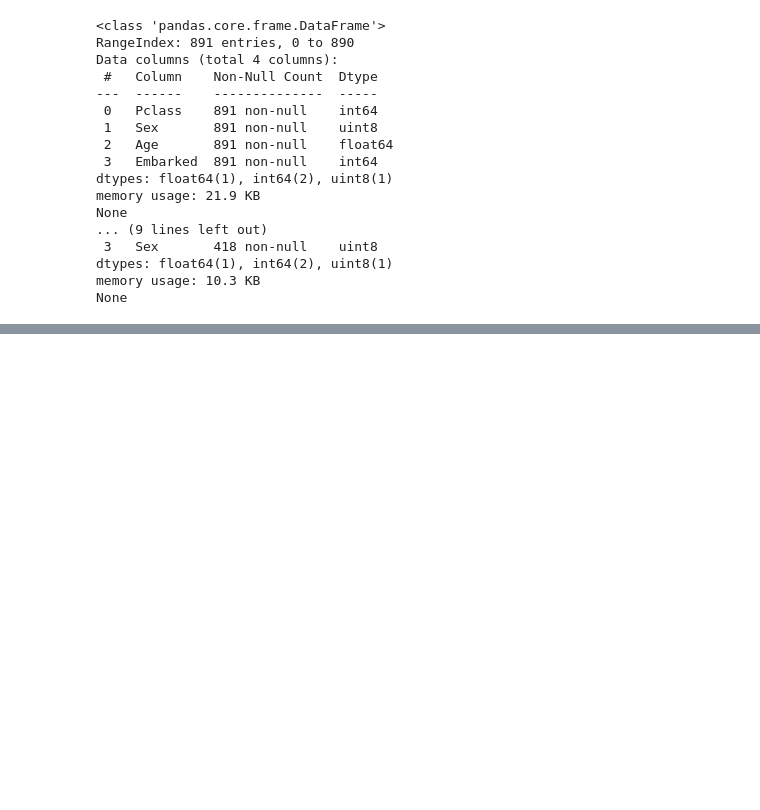
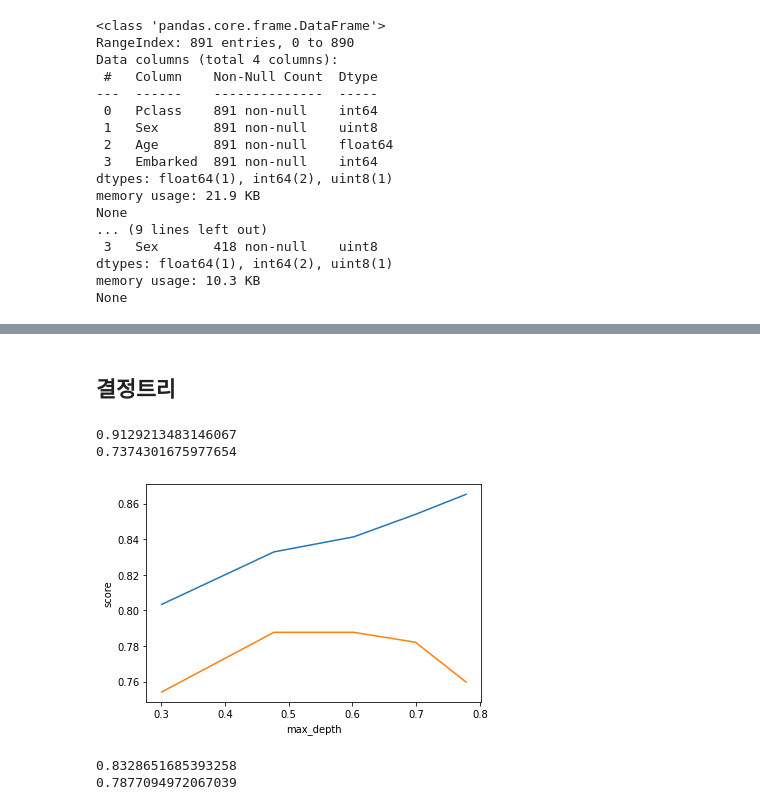
Before and after one commit to KSY97/Kaggle_Titanic, a Jupyter notebook: Titanic_Dataset.ipynb, the cells around one changed output, grey strips where cells are left out. Drawn from its saved outputs; the diff is of its cells as text; code cells hidden in the pictures; blank space fills up the shorter version.

```diff
--- a/Titanic_Dataset.ipynb
+++ b/Titanic_Dataset.ipynb
@@ -563,8 +577,8 @@ memory usage: 69.7+ KB
 # PassengerId, Name, Title, Ticket, Fare 컬럼 삭제
 titanic_2 = titanic_2.drop(columns = ['PassengerId', 'Name', 'Title', 'Ticket', 'Fare'], axis = 1)
 # %%
-titanic_temp = titanic_2.copy()
-titanic_temp.info()
+titanic_temp1 = titanic_2.copy()
+titanic_temp1.info()
 # %% [output]
 <class 'pandas.core.frame.DataFrame'>
 RangeIndex: 891 entries, 0 to 890
@@ -602,9 +616,9 @@ print(titanic_temp1.head())
 4         0       3  35.0        S    1
 # %%
 # Embarked 컬럼은 C는 0, Q는 1, S는 2
-titanic_temp1['Embarked'] = titanic_temp1['Embarked'].map( {'C': 0, 'Q': 1, 'S': 2} ).astype(int)
+titanic_temp2['Embarked'] = titanic_temp2['Embarked'].map( {'C': 0, 'Q': 1, 'S': 2} ).astype(int)
 
-titanic_temp1.head()
+titanic_temp2.head()
 # %% [output]
 |  | Survived | Pclass | Age | Embarked | Sex |
 | 0 | 0 | 3 | 22.0 | 2 | 1 |
@@ -614,5 +628,5 @@ titanic_temp1.head()
 | 4 | 0 | 3 | 35.0 | 2 | 1 |
 # %%
 # 훈련 세트의 특성과 타깃을 나눠줌
-train_input = titanic_temp1[['Pclass', 'Sex', 'Age', 'Embarked']]
-train_target = titanic_temp1['Survived']
+train_input = titanic_temp2[['Pclass', 'Sex', 'Age', 'Embarked']]
+train_target = titanic_temp2['Survived']
@@ -931,0 +918,45 @@ Mean accuracy of Bagging :78.67 %
+# %% [markdown]
+## 결정트리
+# %%
+# 모델을 훈련하고 스코어 출력
+dt = DecisionTreeClassifier()
+dt.fit(X_train, y_train)
+print(dt.score(X_train, y_train))
+print(dt.score(X_test, y_test))
+
+# 과대적합
+# %% [output]
+0.9129213483146067
+0.7374301675977654
+# %%
+# max_depth의 수치를 조절해 어떤값이 제일 좋은지 그래프로 시각화
+# 트리의 최대 깊이
+train_score = []
+test_score = []
+
+hp_list = list(range(2,7))
+
+for hp in hp_list:
+  dt = DecisionTreeClassifier(max_depth=hp)
+  dt.fit(X_train, y_train)
+  train_score.append(dt.score(X_train, y_train))
+  test_score.append(dt.score(X_test, y_test))
+
+plt.plot(np.log10(hp_list), train_score)
+plt.plot(np.log10(hp_list), test_score)
+
+plt.xlabel('max_depth')
+plt.ylabel('score')
+plt.show()
+# %% [output]
+[figure, added]
+# %%
+# 최적의 depth값은 3
+# depth가 3일때 스코어 출력
+dt = DecisionTreeClassifier(max_depth=3)
+dt.fit(X_train, y_train)
+print(dt.score(X_train, y_train))
+print(dt.score(X_test, y_test))
+# %% [output]
+0.8328651685393258
+0.7877094972067039
```
Also changed, not shown: parts of 106 cells of this notebook.
